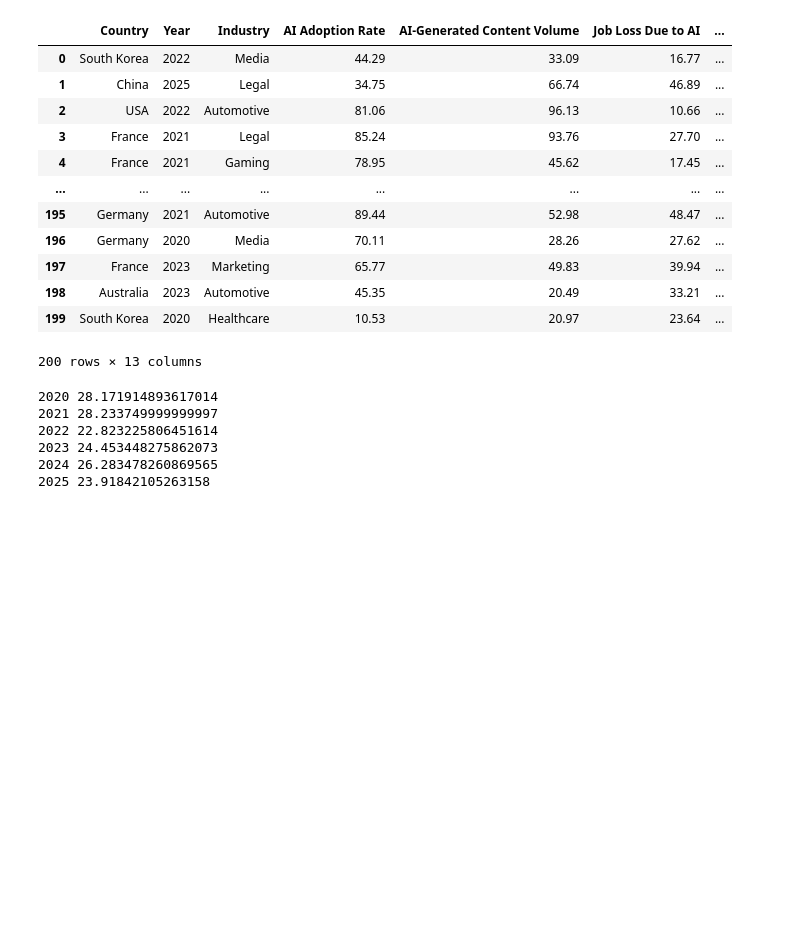
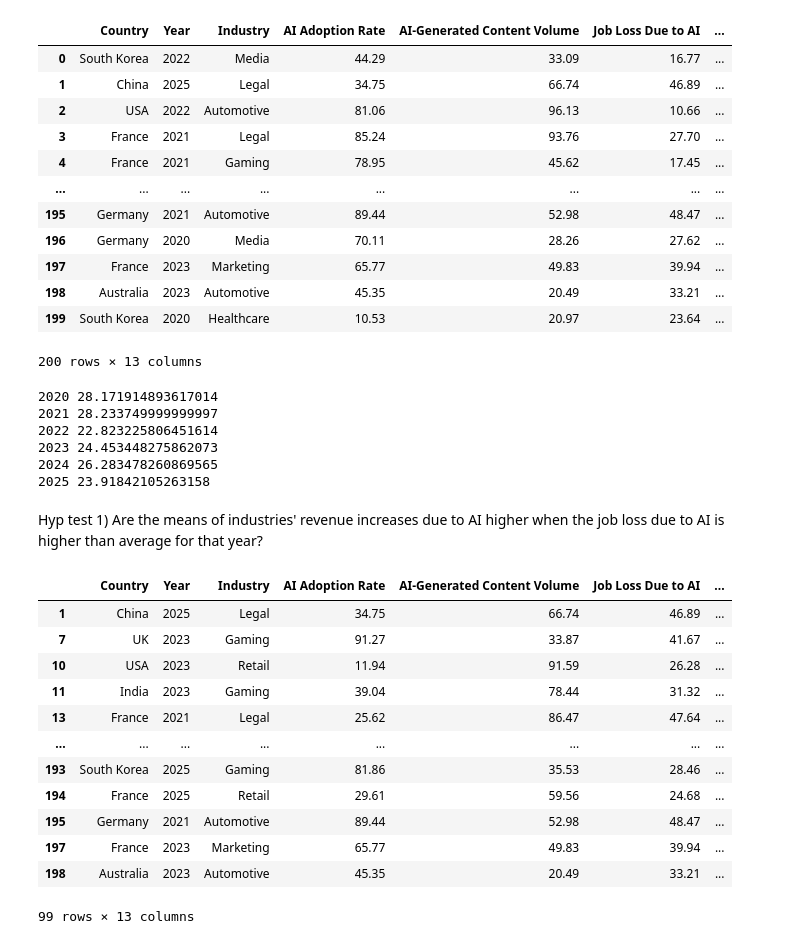
Before and after one commit to jigar-shroff/AiOnDigitalMediaResearch, a Jupyter notebook: AIOnDigitalMediaResearch.ipynb, the cells around one changed output. Saved outputs shown, nothing was run; the diff lists cells and outputs as text; code cells hidden in the pictures; blank space fills up the shorter version.

Commit message:
Added 2 hypothesis tests

```diff
--- a/AIOnDigitalMediaResearch.ipynb
+++ b/AIOnDigitalMediaResearch.ipynb
@@ -962,3 +962,26 @@ for e in meanJobLossDict:
 2023 24.453448275862073
 2024 26.283478260869565
 2025 23.91842105263158
+# %% [markdown]
+Hyp test 1) Are the means of industries' revenue increases due to AI higher when the job loss due to AI is higher than average for that year?
+# %%
+groups = newAIFrame.groupby("Higher than Average Job Loss for that Year")
+higherThanMean = groups.get_group(True)
+lowerThanMean = groups.get_group(False)
+groups = None #dereference
+# %%
+higherThanMean
+# %% [output]
+|  | Country | Year | Industry | AI Adoption Rate | AI-Generated Content Volume | Job Loss Due to AI | ... |
+| 1 | China | 2025 | Legal | 34.75 | 66.74 | 46.89 | ... |
+| 7 | UK | 2023 | Gaming | 91.27 | 33.87 | 41.67 | ... |
+| 10 | USA | 2023 | Retail | 11.94 | 91.59 | 26.28 | ... |
+| 11 | India | 2023 | Gaming | 39.04 | 78.44 | 31.32 | ... |
+| 13 | France | 2021 | Legal | 25.62 | 86.47 | 47.64 | ... |
+| ... | ... | ... | ... | ... | ... | ... | ... |
+| 193 | South Korea | 2025 | Gaming | 81.86 | 35.53 | 28.46 | ... |
+| 194 | France | 2025 | Retail | 29.61 | 59.56 | 24.68 | ... |
+| 195 | Germany | 2021 | Automotive | 89.44 | 52.98 | 48.47 | ... |
+| 197 | France | 2023 | Marketing | 65.77 | 49.83 | 39.94 | ... |
+| 198 | Australia | 2023 | Automotive | 45.35 | 20.49 | 33.21 | ... |
+99 rows × 13 columns
```
Also changed, not shown: parts of 12 cells of this notebook.
